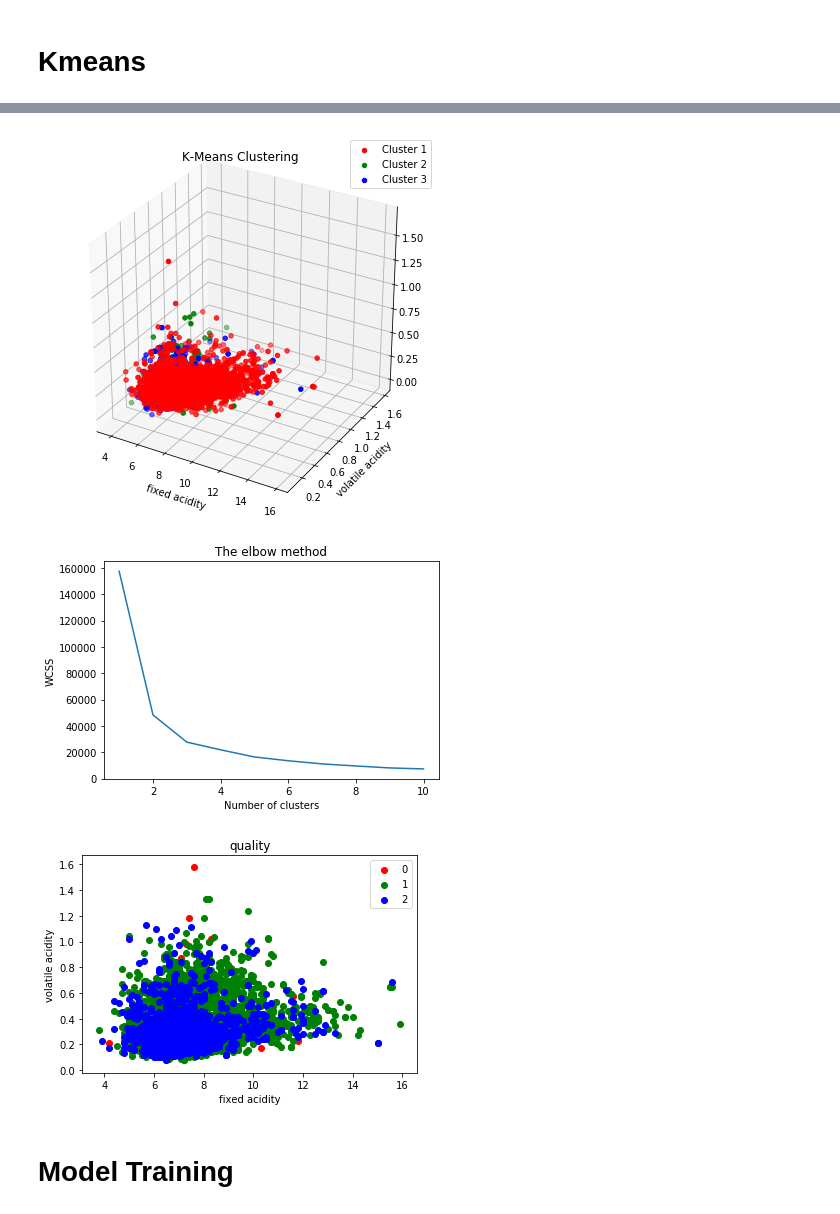
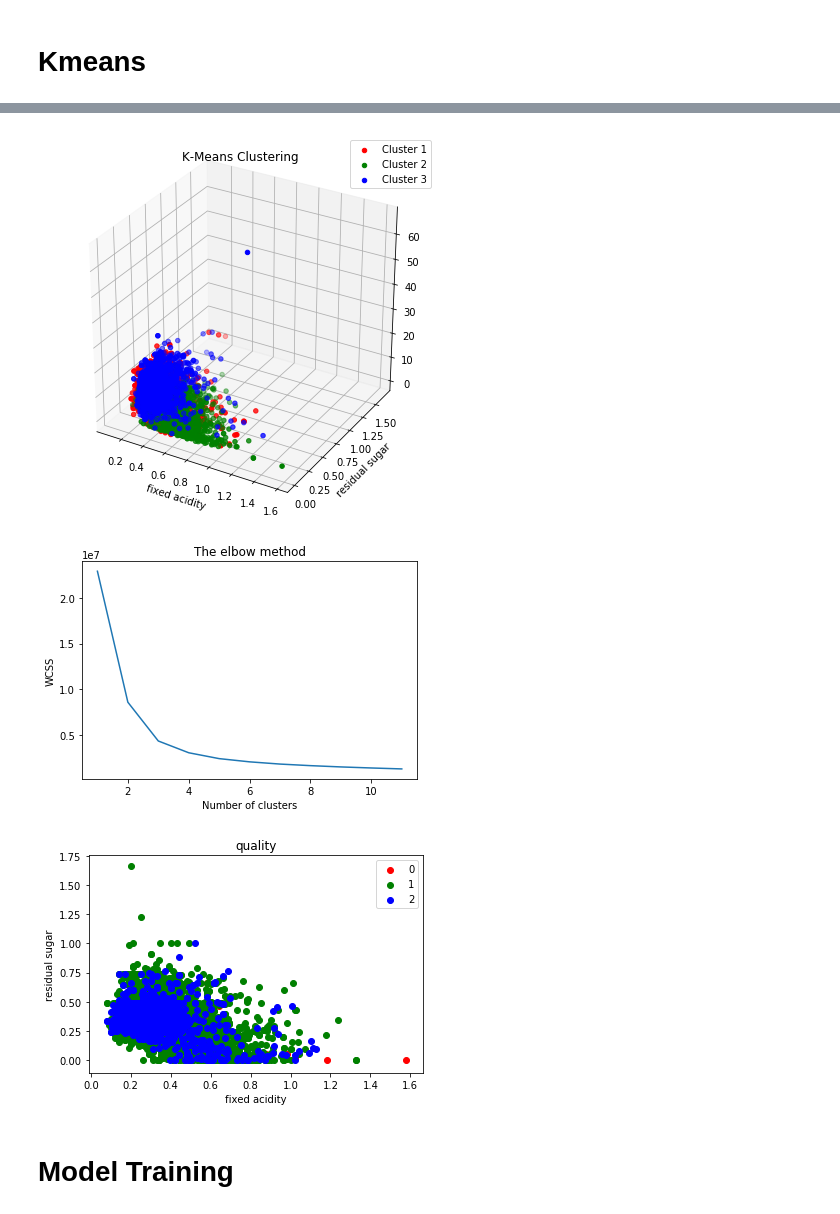
Before and after one commit to e0533412/MachineLearningModels, a Jupyter notebook: KNN-QualityScore.ipynb, the cells around one changed output, grey strips where cells are left out. Cells and saved outputs as stored; diff of their text form; code cells hidden in the pictures.

```diff
--- a/KNN-QualityScore.ipynb
+++ b/KNN-QualityScore.ipynb
@@ -15,6 +16,6 @@ from sklearn.metrics import accuracy_score
 # %%
 df = pd.read_csv('winequalityN.csv')
-df = df.dropna()
+#df = df.dropna()
 df.columns
 # %% [output]
 Index(['type', 'fixed acidity', 'volatile acidity', 'citric acid',
@@ -22,3 +23,8 @@ Index(['type', 'fixed acidity', 'volatile acidity', 'citric acid',
        'total sulfur dioxide', 'density', 'pH', 'sulphates', 'alcohol',
        'quality'],
       dtype='object')
+# %%
+for i in df.columns:
+    if df[i].isnull().sum() > 0:
+        print(i)
+        df[i] = df[i].fillna(df[i].mean())
@@ -216,7 +230,7 @@ plt.show()
 # Kmeans
 # %%
 #Part 1
-x = df_wine.iloc[:, [1,2,3,4]].values
+x = df_wine.iloc[:, [2,3,4,5,6,7]].values
 
 #Applying kmeans to the dataset / Creating the kmeans classifier
 kmeans = KMeans(n_clusters = 3)
@@ -235,7 +249,7 @@ plt.scatter(kmeans.cluster_centers_[:, 0], kmeans.cluster_centers_[:,1],
 plt.legend()
 plt.title('K-Means Clustering')
 plt.xlabel(df_wine.columns[1])
-plt.ylabel(df_wine.columns[2])
+plt.ylabel(df_wine.columns[4])
 plt.show()
 
 
@@ -250,7 +264,7 @@ for i in np.unique(clusters):
                  color=colors[i], label='Cluster ' + str(i + 1))
 
 ax.set_xlabel(df_wine.columns[1])
-ax.set_ylabel(df_wine.columns[2])
+ax.set_ylabel(df_wine.columns[4])
 
 plt.legend()
 plt.title('K-Means Clustering')
@@ -264,13 +278,13 @@ from sklearn.cluster import KMeans
 wcss = []
 
 # Trying kmeans for k=1 to k=10
-for i in range(1, 11):
+for i in range(1, 12):
     kmeans = KMeans(n_clusters=i, init='k-means++')
     kmeans.fit(x)
     wcss.append(kmeans.inertia_)
 
 # Plotting the results onto a line graph, allowing us to observe 'The elbow'
-plt.plot(range(1, 11), wcss)
+plt.plot(range(1, 12), wcss)
 plt.title('The elbow method')
 plt.xlabel('Number of clusters')
 plt.ylabel('WCSS')  # within cluster sum of squares
@@ -288,6 +302,6 @@ for label in np.unique(quality):
 plt.legend()
 plt.title('quality')
 plt.xlabel(df_wine.columns[1])
-plt.ylabel(df_wine.columns[2])
+plt.ylabel(df_wine.columns[4])
 plt.show()
 # %% [output]
@@ -295,6 +309,6 @@ plt.show()
-[figure, old version]
+[figure, new version]
-[figure, old version]
+[figure, new version]
-[figure, old version]
+[figure, new version]
 # %% [markdown]
 # Model Training
 # %% [markdown]
```
Also changed, not shown: parts of 17 cells of this notebook.
